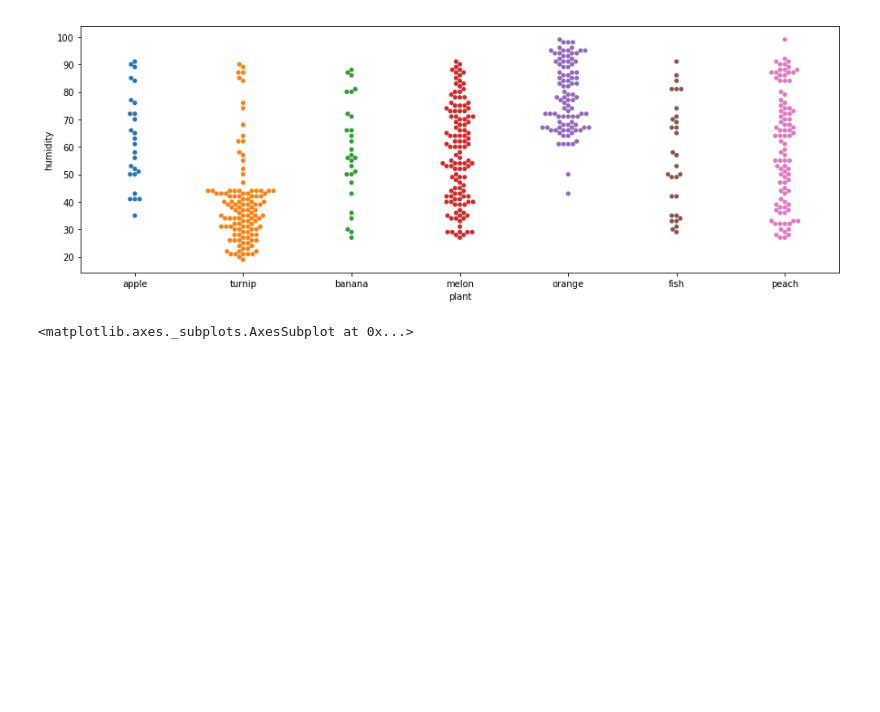
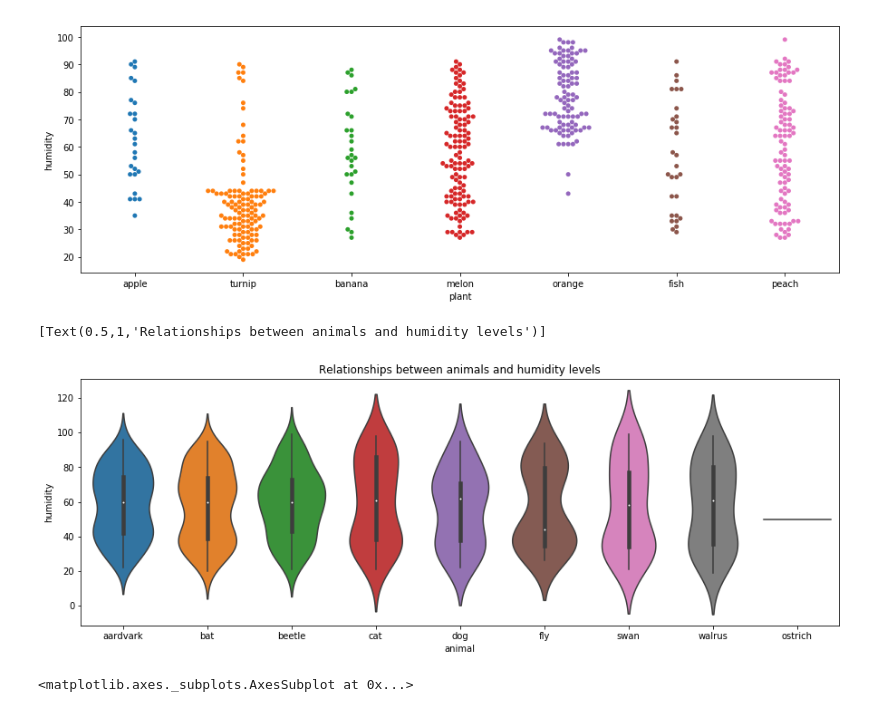
Before and after one commit to worker-bee-micah/ml, a Jupyter notebook: 01_mt_py_ml_categorical_zscores.ipynb, the cells around one changed output. Cells and saved outputs as stored; diff of their text form; code cells hidden in the pictures; blank space fills up the shorter version.

```diff
--- a/01_mt_py_ml_categorical_zscores.ipynb
+++ b/01_mt_py_ml_categorical_zscores.ipynb
@@ -186,6 +207,21 @@ sns.swarmplot(x='plant', y='humidity', data=tps1_df)
 # %% [output]
 <matplotlib.axes._subplots.AxesSubplot at 0x...>
 [figure]
+# %%
+f,ax=plt.subplots(figsize=(15,5))
+
+import warnings
+warnings.filterwarnings("ignore")
+
+sns.violinplot(x='animal', y='humidity', data=tps1_df)
+
+props = {
+    'title': 'Relationships between animals and humidity levels',
+}
+ax.set(**props)
+# %% [output]
+[Text(0.5,1,'Relationships between animals and humidity levels')]
+[figure, added]
 # %%
 f,ax=plt.subplots(figsize=(15,5))
 
```
Also changed, not shown: parts of 43 cells of this notebook, 3 other files.
